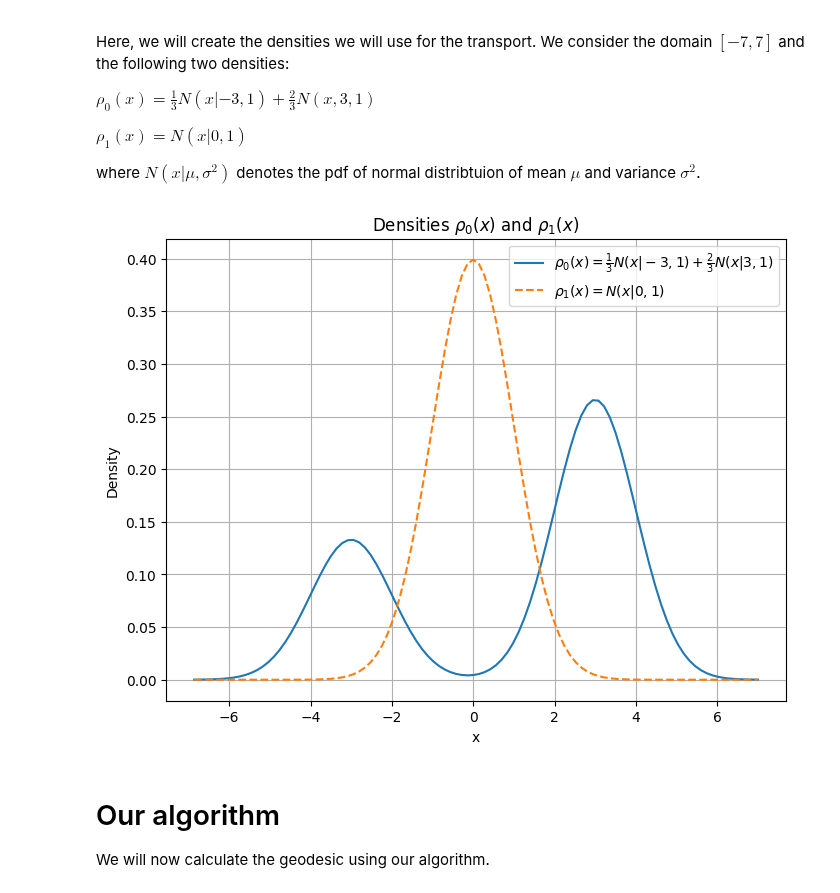
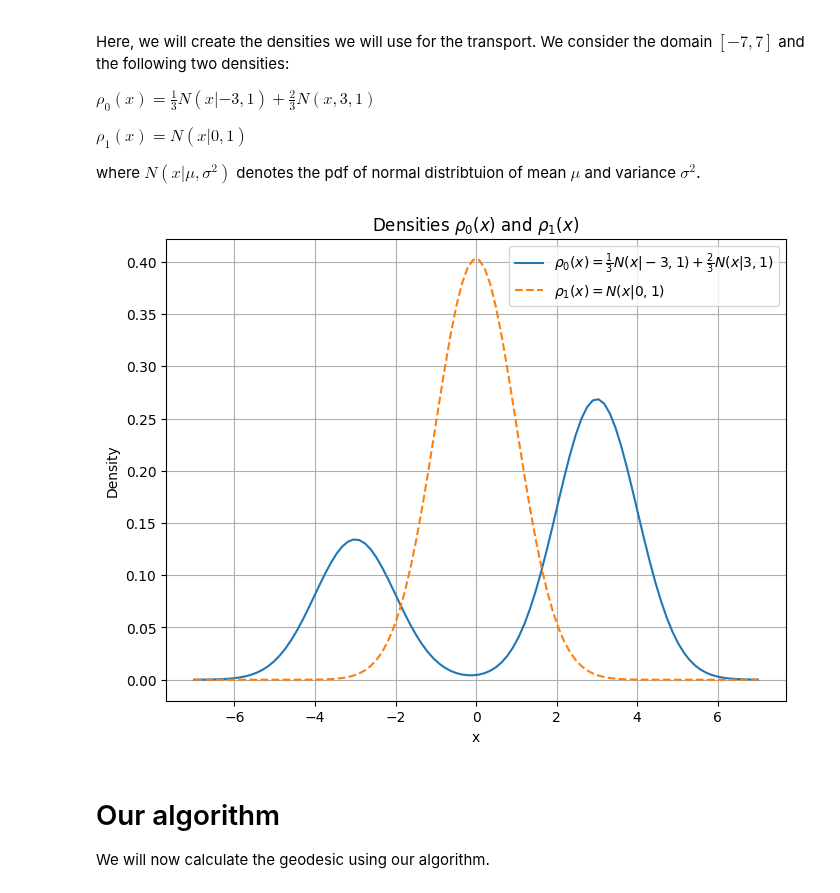
Before and after one commit to mao1756/acuot, a Jupyter notebook: exploratory/proximal/total_mass/[PARTIAL]SHK_ours_vs_jing_gaussian.ipynb, the cells around one changed output. Cells and saved outputs as stored; diff of their text form; code cells hidden in the pictures.

```diff
--- a/exploratory/proximal/total_mass/[PARTIAL]SHK_ours_vs_jing_gaussian.ipynb
+++ b/exploratory/proximal/total_mass/[PARTIAL]SHK_ours_vs_jing_gaussian.ipynb
@@ -61,43 +61,43 @@ Nx = 100 # The size of the spatial grid
 Nt = 60 # The size of the temporal grid
 
 # Parameters for our algorithm
-delta = 1
+delta = 1.0
 # We use the default alpha and gamma for the DR algortihm
 
 # Parameters for Jing et al. (2022)
-alpha = 1  # Originally 5
+alpha = 1.0  # Originally 5
 mu = 0.007
 tao = 0.007
 N_itr = 10000  # Originally 1000000
 X = [-7, 7]
 T = [0, 1]
 
 dx = (X[1] - X[0]) / Nx
 dt = 1 / Nt
 
-x_space = np.linspace(X[0] + dx, X[1], Nx)
+x_space = np.linspace(X[0], X[1], Nx)
 t_space = np.linspace(T[0], T[1], Nt)
 
 # The initial density
 # Compute densities
 rho_0 = (1/3) * sp.stats.norm.pdf(x_space, loc=-3, scale=1) + (2/3) * sp.stats.norm.pdf(x_space, loc=3, scale=1)
 rho_1 = sp.stats.norm.pdf(x_space, loc=0, scale=1)
 
 rho_0 = rho_0 / (np.sum(rho_0) * dx) # Make sure they are prrobabiltiy densities
 rho_1 = rho_1 / (np.sum(rho_1) * dx)
 
 # Plot the densities
 plt.figure(figsize=(8, 6))
 plt.plot(x_space, rho_0, label=r"$\rho_0(x) = \frac{1}{3} N(x|-3, 1) + \frac{2}{3} N(x|3, 1)$")
 plt.plot(x_space, rho_1, label=r"$\rho_1(x) = N(x|0, 1)$", linestyle='--')
 plt.xlabel("x")
 plt.ylabel("Density")
 plt.title(r"Densities $\rho_0(x)$ and $\rho_1(x)$")
 plt.legend()
 plt.grid()
 plt.show()
 # %% [output]
-[figure, old version]
+[figure, new version]
 # %% [markdown]
 # Our algorithm
 
```
Also changed, not shown: parts of 3 cells of this notebook, 2 other files.
